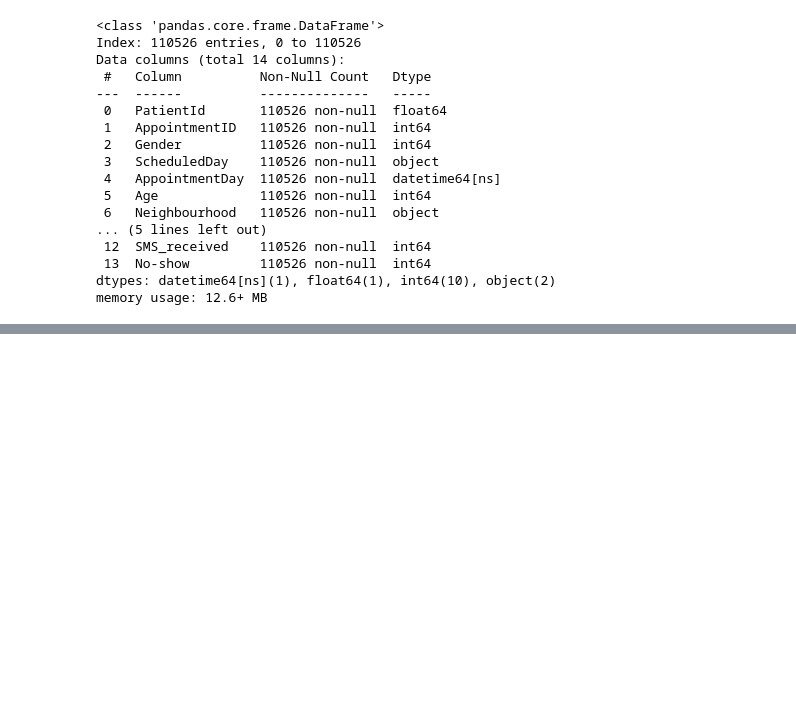
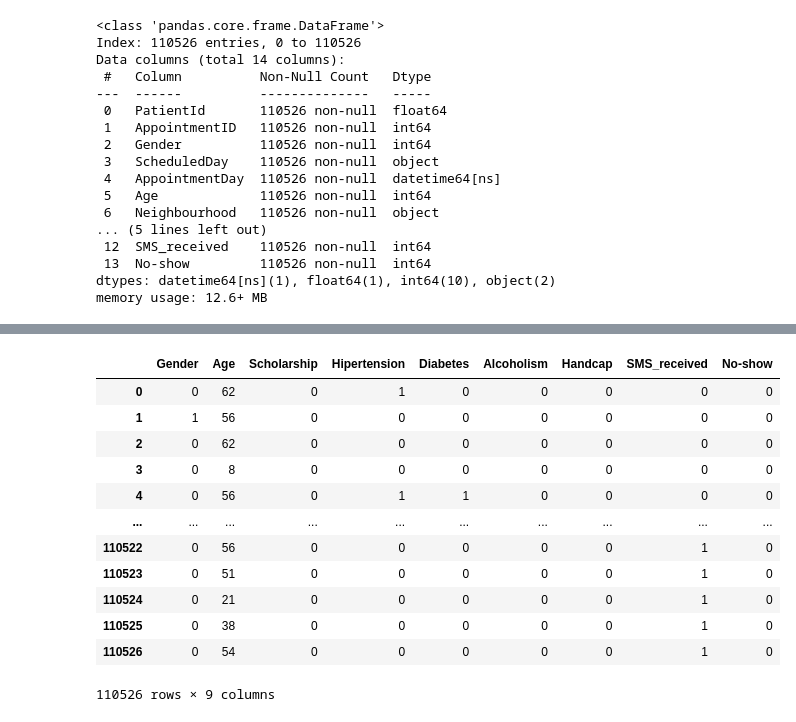
Before and after one commit to sakh-ML/Proojj, a Jupyter notebook: ML/AppointNoShow.ipynb, the cells around one changed output, grey strips where cells are left out. Cells and saved outputs as stored; diff of their text form; code cells hidden in the pictures; blank space fills up the shorter version.

```diff
--- a/ML/AppointNoShow.ipynb
+++ b/ML/AppointNoShow.ipynb
@@ -315,0 +383,3 @@ df.head()
+# %%
+updated_df = df.drop(columns=['ScheduledDay', 'AppointmentID', 'AppointmentDay', 'PatientId'])
+updated_df.info()
@@ -315,0 +404,8 @@ df.head()
+# %%
+from sklearn.preprocessing import LabelEncoder
+
+# Encoder erstellen
+le = LabelEncoder()
+
+# Neighbourhood in Zahlen umwandeln
+updated_df['Neighbourhood'] = le.fit_transform(df['Neighbourhood'])
@@ -315,0 +479,17 @@ df.head()
+# %%
+update_df_2 = updated_df.drop(columns='Neighbourhood')
+update_df_2
+# %% [output]
+|  | Gender | Age | Scholarship | Hipertension | Diabetes | Alcoholism | Handcap | SMS_received | No-show |
+| 0 | 0 | 62 | 0 | 1 | 0 | 0 | 0 | 0 | 0 |
+| 1 | 1 | 56 | 0 | 0 | 0 | 0 | 0 | 0 | 0 |
+| 2 | 0 | 62 | 0 | 0 | 0 | 0 | 0 | 0 | 0 |
+| 3 | 0 | 8 | 0 | 0 | 0 | 0 | 0 | 0 | 0 |
+| 4 | 0 | 56 | 0 | 1 | 1 | 0 | 0 | 0 | 0 |
+| ... | ... | ... | ... | ... | ... | ... | ... | ... | ... |
+| 110522 | 0 | 56 | 0 | 0 | 0 | 0 | 0 | 1 | 0 |
+| 110523 | 0 | 51 | 0 | 0 | 0 | 0 | 0 | 1 | 0 |
+| 110524 | 0 | 21 | 0 | 0 | 0 | 0 | 0 | 1 | 0 |
+| 110525 | 0 | 38 | 0 | 0 | 0 | 0 | 0 | 1 | 0 |
+| 110526 | 0 | 54 | 0 | 0 | 0 | 0 | 0 | 1 | 0 |
+110526 rows × 9 columns
```
Also changed, not shown: parts of 15 cells of this notebook.
